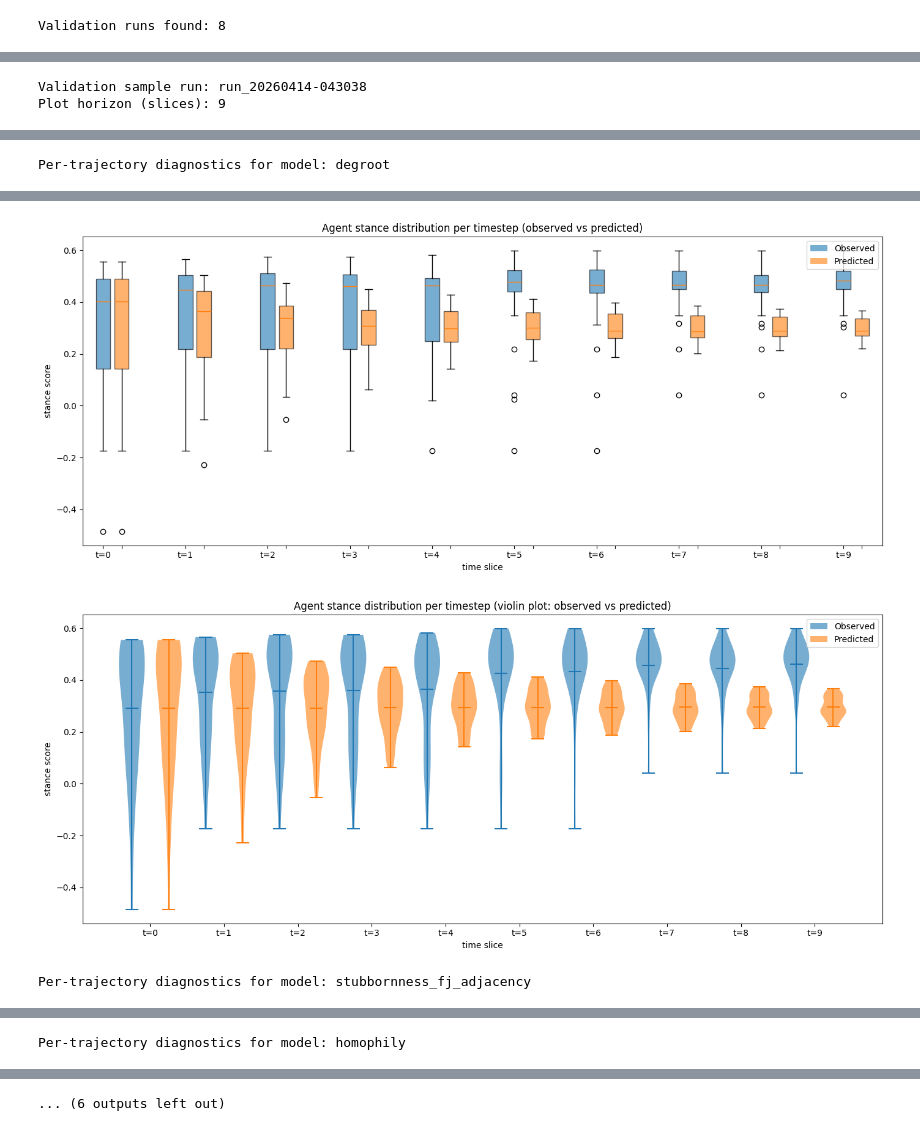
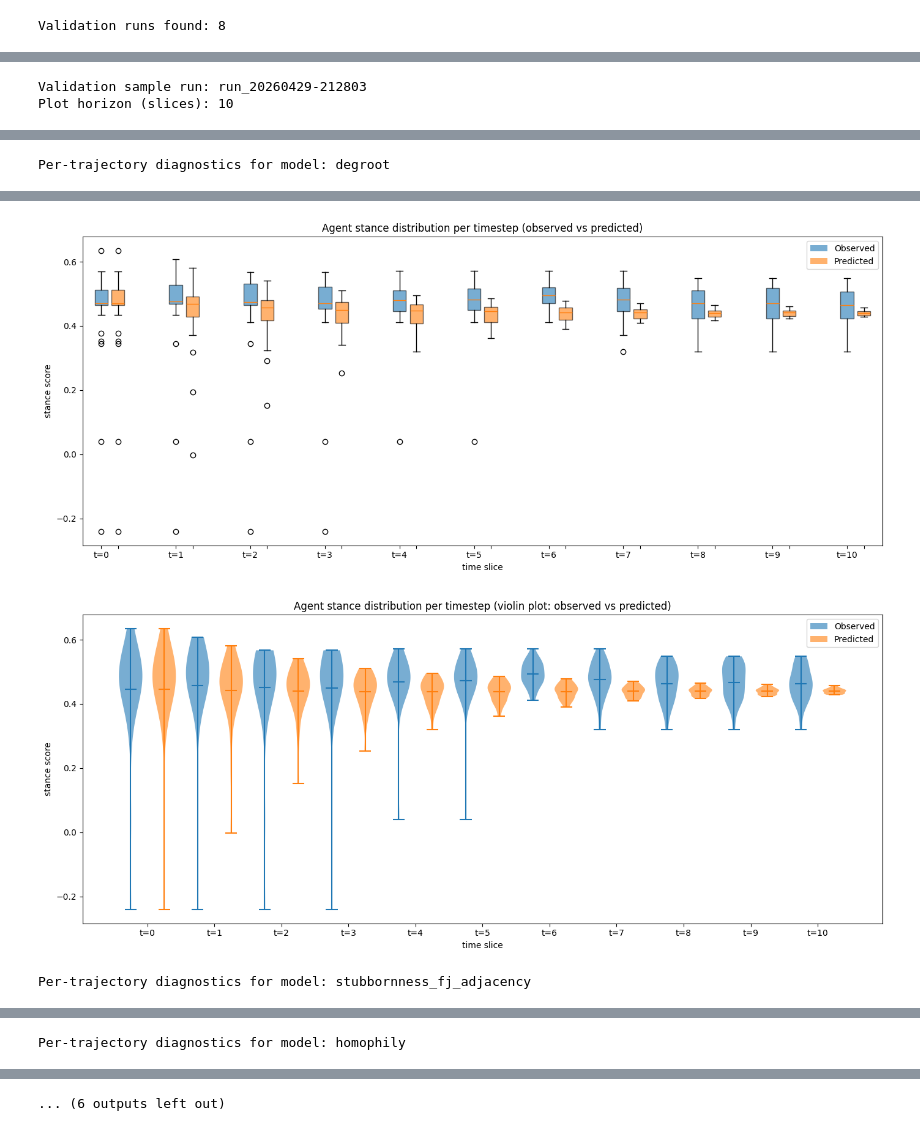
Before and after one commit to samuelLi05/llm-network, a Jupyter notebook: modeling/models/opinion_fitting_adjacency.ipynb, the cells around one changed output, grey strips where cells are left out. Drawn from its saved outputs; the diff is of its cells as text; code cells hidden in the pictures.

```diff
--- a/modeling/models/opinion_fitting_adjacency.ipynb
+++ b/modeling/models/opinion_fitting_adjacency.ipynb
@@ -265,7 +265,7 @@ print("bias:", BEST_HOMO_STUB["bias"])
 print("mse_pool:", BEST_HOMO_STUB["mse_pool"])
 print("gamma grid tested:", len(BEST_HOMO_STUB.get("gamma_grid", [])))
 
-HOMO_STUB_A = BEST_HOMO_STUB["Abar"]
+HOMO_STUB_A = BEST_HOMO_STUB["Abar_blocks"]
 HOMO_STUB_GAMMA = BEST_HOMO_STUB["gamma"]
 HOMO_STUB_BIAS = BEST_HOMO_STUB["bias"]
 HOMO_STUB_L1 = BEST_HOMO_STUB["lambda1"]
@@ -591,9 +591,9 @@ print(train_ablation_aic_bic)
 # %% [markdown]
 ## Validation
 # %%
-TEST_DATA_ROOT = ROOT / 'init_conditions'
+TEST_DATA_ROOT = ROOT / 'runs' / 'qwen-3.1' / 'vaccines' / 'test'
 TEST_RUN_DIRS = sorted([p for p in TEST_DATA_ROOT.iterdir() if p.is_dir()])
-TEST_RUN_DATA = {r.name: load_run_data(r) for r in TEST_RUN_DIRS}
+TEST_RUN_DATA = {r.name: load_run_data(r) for r in TEST_RcUN_DIRS}
 TEST_RUN_TRAJ_AND_MASK = {
     rn: build_run_trajectory(
         data,
@@ -610,4 +610,34 @@ TEST_RUN_NAMES = sorted(TEST_RUN_TRAJ.keys())
 print('Validation runs found:', len(TEST_RUN_NAMES))
 # %% [output]
 Validation runs found: 8
+# %%
+from data_prep import build_row_normalized_adjacency
+
+
+TEST_DEGROOT_W = {
+    rn: DEGROOT_GAMMA * build_row_normalized_adjacency(TEST_RUN_NEIGHBORS[rn], N)
+    + (1.0 - DEGROOT_GAMMA) * np.eye(N, dtype=float)
+    for rn in TEST_RUN_TRAJ.keys()
+}
+
+TEST_FJ_ADJ_W = {
+    rn: FJ_ADJ_GAMMA * build_row_normalized_adjacency(TEST_RUN_NEIGHBORS[rn], N)
+    + (1.0 - FJ_ADJ_GAMMA) * np.eye(N, dtype=float)
+    for rn in TEST_RUN_TRAJ.keys()
+}
+
+TEST_HOMOPHILY_A = {
+    rn: build_row_normalized_adjacency(TEST_RUN_NEIGHBORS[rn], N)
+    for rn in TEST_RUN_TRAJ.keys()
+}
+
+TEST_HOMO_FJ_A = {
+    rn: build_row_normalized_adjacency(TEST_RUN_NEIGHBORS[rn], N)
+    for rn in TEST_RUN_TRAJ.keys()
+}
+
+TEST_HOMO_STUB_A = {
+    rn: build_row_normalized_adjacency(TEST_RUN_NEIGHBORS[rn], N)
+    for rn in TEST_RUN_TRAJ.keys()
+}
 # %%
@@ -842,15 +874,15 @@ print(validation_ablation_aic_bic)
 # %%
 PREDICTED_TEST_HOMO = {
-    rn: rollout_with_homophily(HOMOPHILY_A, HOMOPHILY_GAMMA, np.asarray(TEST_RUN_TRAJ[rn], dtype=float)[0], PARAMS['rollout_horizon_cap'])
+    rn: rollout_with_homophily(TEST_HOMOPHILY_A[rn], HOMOPHILY_GAMMA, np.asarray(TEST_RUN_TRAJ[rn], dtype=float)[0], PARAMS['rollout_horizon_cap'])
     for rn in TEST_RUN_TRAJ.keys()
 }
 PREDICTED_TEST_DEGROOT = {
-    rn: degroot_rollout_prediction(GLOBAL_W, np.asarray(TEST_RUN_TRAJ[rn], dtype=float)[0], PARAMS['rollout_horizon_cap'])
+    rn: degroot_rollout_prediction(TEST_DEGROOT_W[rn], np.asarray(TEST_RUN_TRAJ[rn], dtype=float)[0], PARAMS['rollout_horizon_cap'])
     for rn in TEST_RUN_TRAJ.keys()
 }
 PREDICTED_TEST_FJ_ADJ = {
     rn: friedkin_johnsen_adjacency_rollout(
-        FJ_ADJ_W,
+        TEST_FJ_ADJ_W[rn],
         FJ_ADJ_BIAS,
         np.asarray(TEST_RUN_TRAJ[rn], dtype=float)[0],
         PARAMS['rollout_horizon_cap'],
@@ -861,7 +893,7 @@ PREDICTED_TEST_FJ_ADJ = {
 }
 PREDICTED_TEST_HOMO_STUB = {
     rn: rollout_with_homophily_stubborness(
-        HOMO_STUB_A,
+        TEST_HOMO_STUB_A[rn],
         HOMO_STUB_GAMMA,
         HOMO_STUB_BIAS,
         HOMO_STUB_L1,
@@ -914,5 +946,5 @@ for model_name, predicted_curve in per_model_predictions:
     plot_box_per_timestep(observed_aligned, predicted_aligned)
     plot_violin_per_timestep(observed_aligned, predicted_aligned)
 # %% [output]
-Validation sample run: run_20260414-043038
-Plot horizon (slices): 9
+Validation sample run: run_20260429-212803
+Plot horizon (slices): 10
@@ -922,3 +954,3 @@ Per-trajectory diagnostics for model: degroot
-[figure, old version]
+[figure, new version]
-[figure, old version]
+[figure, new version]
 Per-trajectory diagnostics for model: stubbornness_fj_adjacency
```
Also changed, not shown: parts of 12 cells of this notebook, 10 other files.
